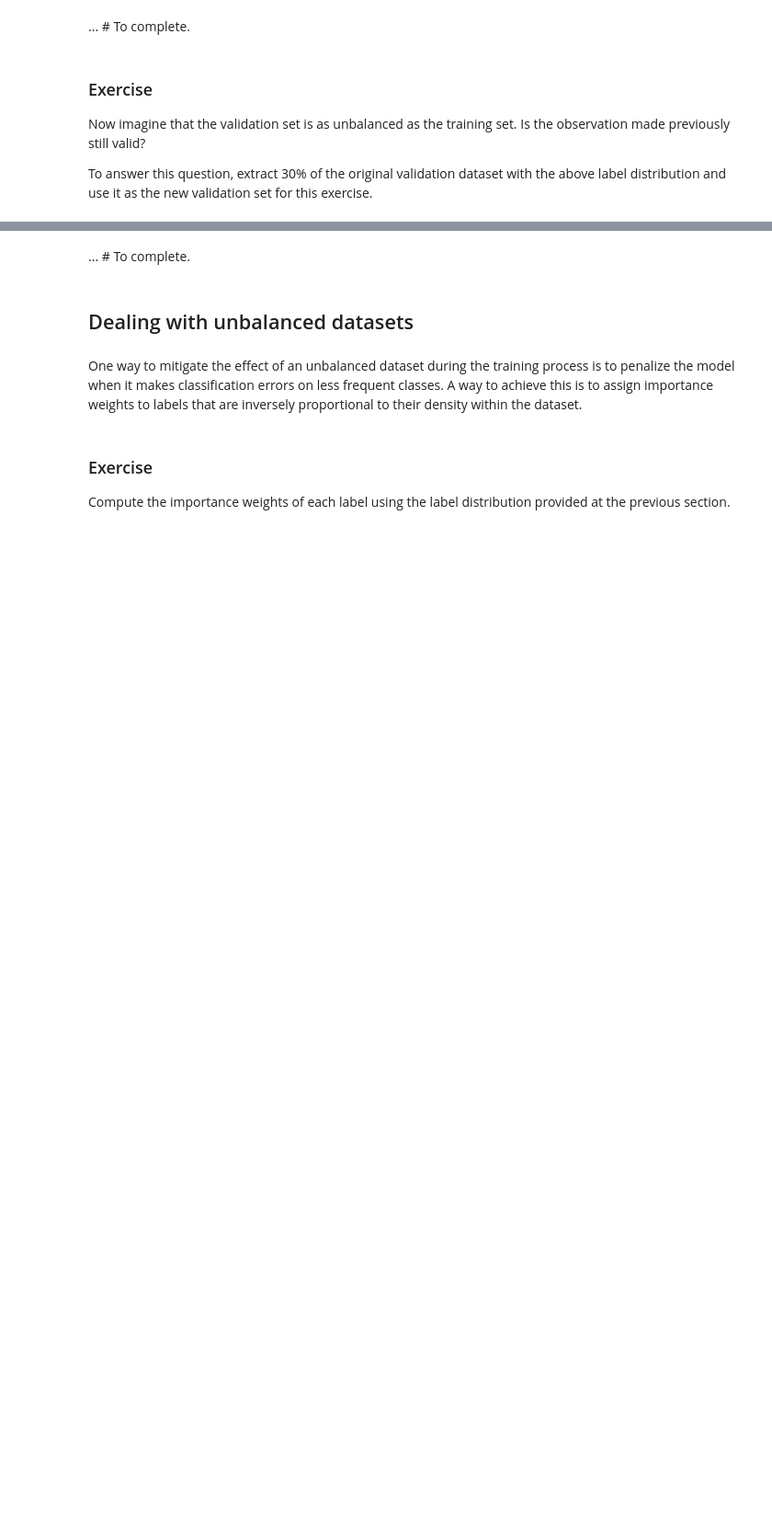
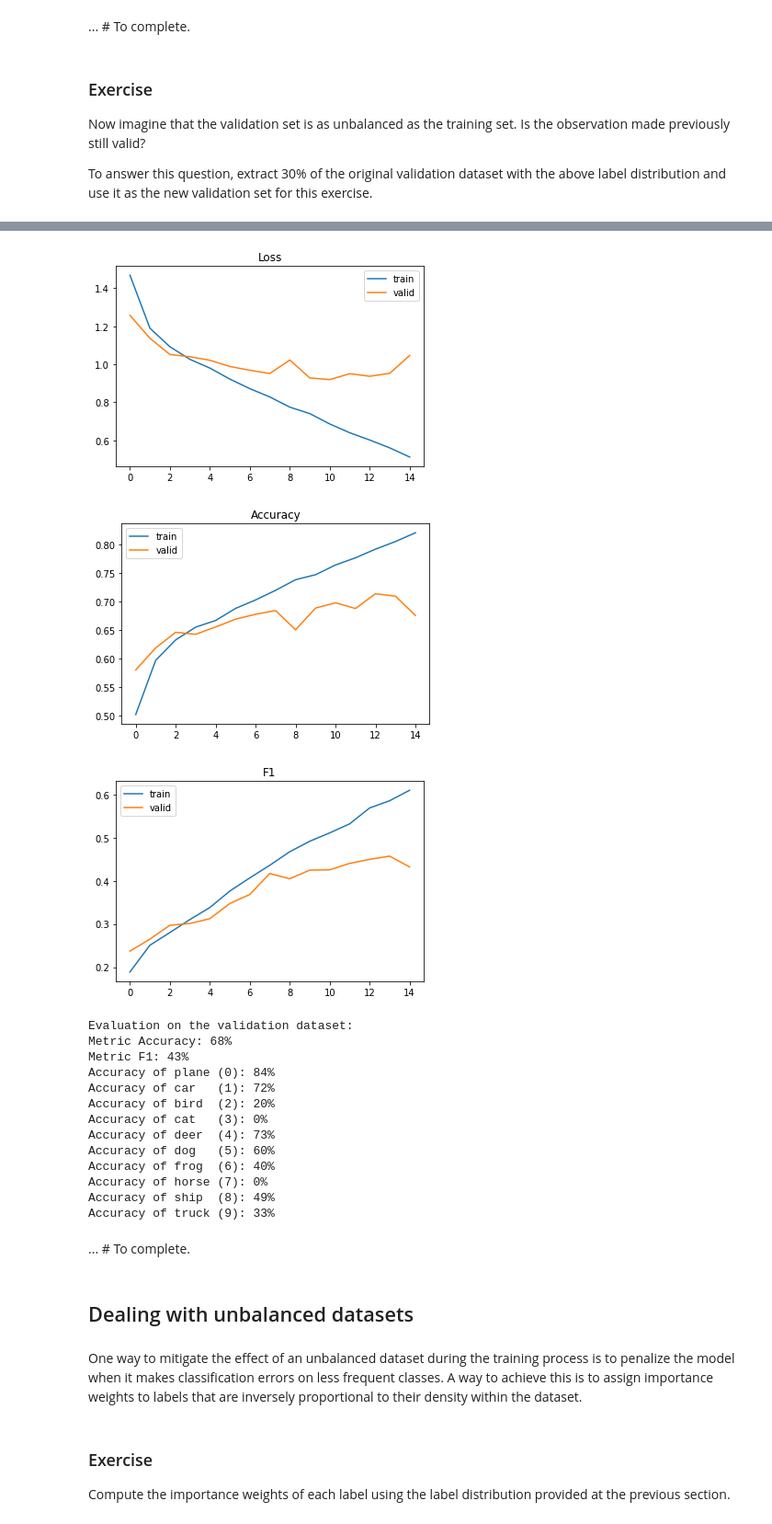
Before and after one commit to gkreplak/IVADO_Mila_Mooc, a Jupyter notebook: tutorial1_data_exercise.ipynb, the cells around one changed output, grey strips where cells are left out. Shown at 92% size. Cells and saved outputs as stored; diff of their text form; code cells hidden in the pictures; blank space fills up the shorter version.

```diff
--- a/tutorial1_data_exercise.ipynb
+++ b/tutorial1_data_exercise.ipynb
@@ -1249,11 +1229,12 @@ Now imagine that the validation set is as unbalanced as the training set. Is the
 To answer this question, extract 30% of the original validation dataset with the above label distribution and use it as the new validation set for this exercise.
 # %%
 # select 30% of the validation dataset with the provided label distribution
-unb_valid_imgs, unb_valid_labels = ... # To complete.
+unb_valid_imgs, unb_valid_labels = select_subset_from_dataset_with_label_dist(valid_imgs, valid_labels, label_distribution, 0.3) # To complete.
 
 
 # training on using the unbalanced training and validation sets
-modelUnbal = ... # To complete.
+modelUnbal = training_on_dataset(select_imgs, select_labels, unb_valid_imgs, unb_valid_labels, epochs=15, batch_size=32, metrics={'Accuracy':accuracy, 'F1':f1_score}) # To complete.
 
 # evaluate on the unbalanced validation dataset
-_ = ... # To complete.
+_ = evaluate_classes(modelUnbal, unb_valid_imgs, unb_valid_labels, batch_size=32, metrics={'Accuracy':accuracy, 'F1':f1_score}) # To complete.
+# %% [output]
@@ -1260,3 +1256,19 @@ _ = ... # To complete.
+[figure, added]
+[figure, added]
+[figure, added]
+Evaluation on the validation dataset:
+Metric Accuracy: 68%
+Metric F1: 43%
+Accuracy of plane (0): 84%
+Accuracy of car   (1): 72%
+Accuracy of bird  (2): 20%
+Accuracy of cat   (3): 0%
+Accuracy of deer  (4): 73%
+Accuracy of dog   (5): 60%
+Accuracy of frog  (6): 40%
+Accuracy of horse (7): 0%
+Accuracy of ship  (8): 49%
+Accuracy of truck (9): 33%
 # %% [markdown]
 ... # To complete.
 # %% [markdown]
```
Also changed, not shown: parts of 11 cells of this notebook.
